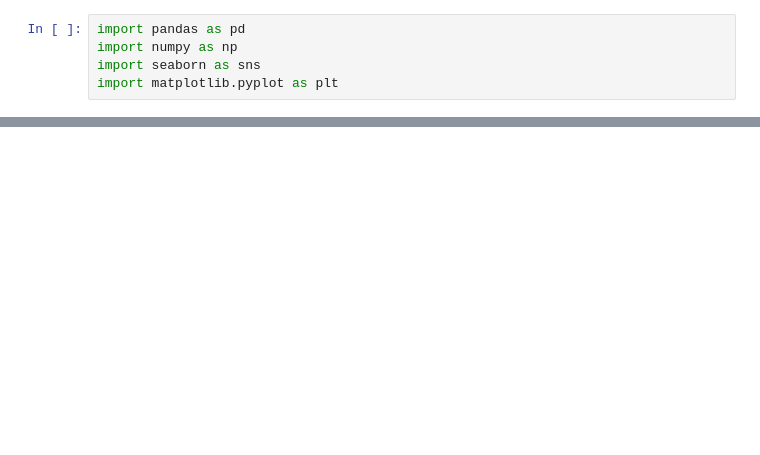
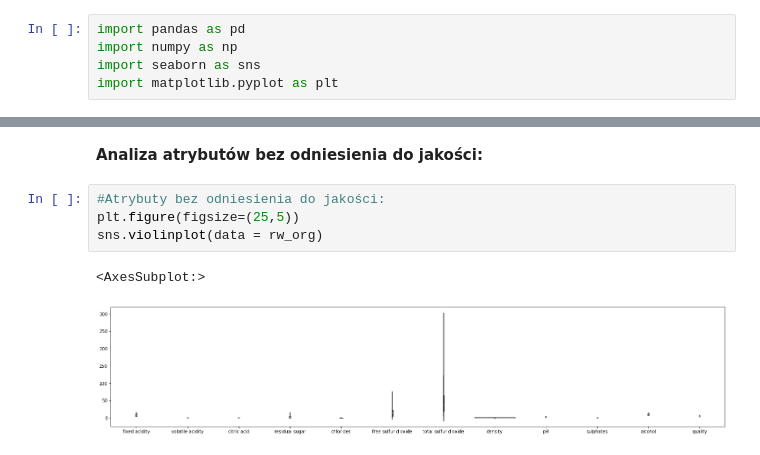
Before and after one commit to weronika-skiba/PRIAD-projekt-2021Z, a Jupyter notebook: projekt.ipynb, the cells around one changed output, grey strips where cells are left out. Cells and saved outputs as stored; diff of their text form; blank space fills up the shorter version.

```diff
--- a/projekt.ipynb
+++ b/projekt.ipynb
@@ -48,0 +176,9 @@ sns.heatmap(ww.corr(),annot = ww.corr())
+# %% [markdown]
+**Analiza atrybutów bez odniesienia do jakości:** <a name="AABODJ"></a>
+# %%
+#Atrybuty bez odniesienia do jakości:
+plt.figure(figsize=(25,5))
+sns.violinplot(data = rw_org)
+# %% [output]
+<AxesSubplot:>
+[figure, added]
```
Also changed, not shown: parts of 63 cells of this notebook, 3 other files.
